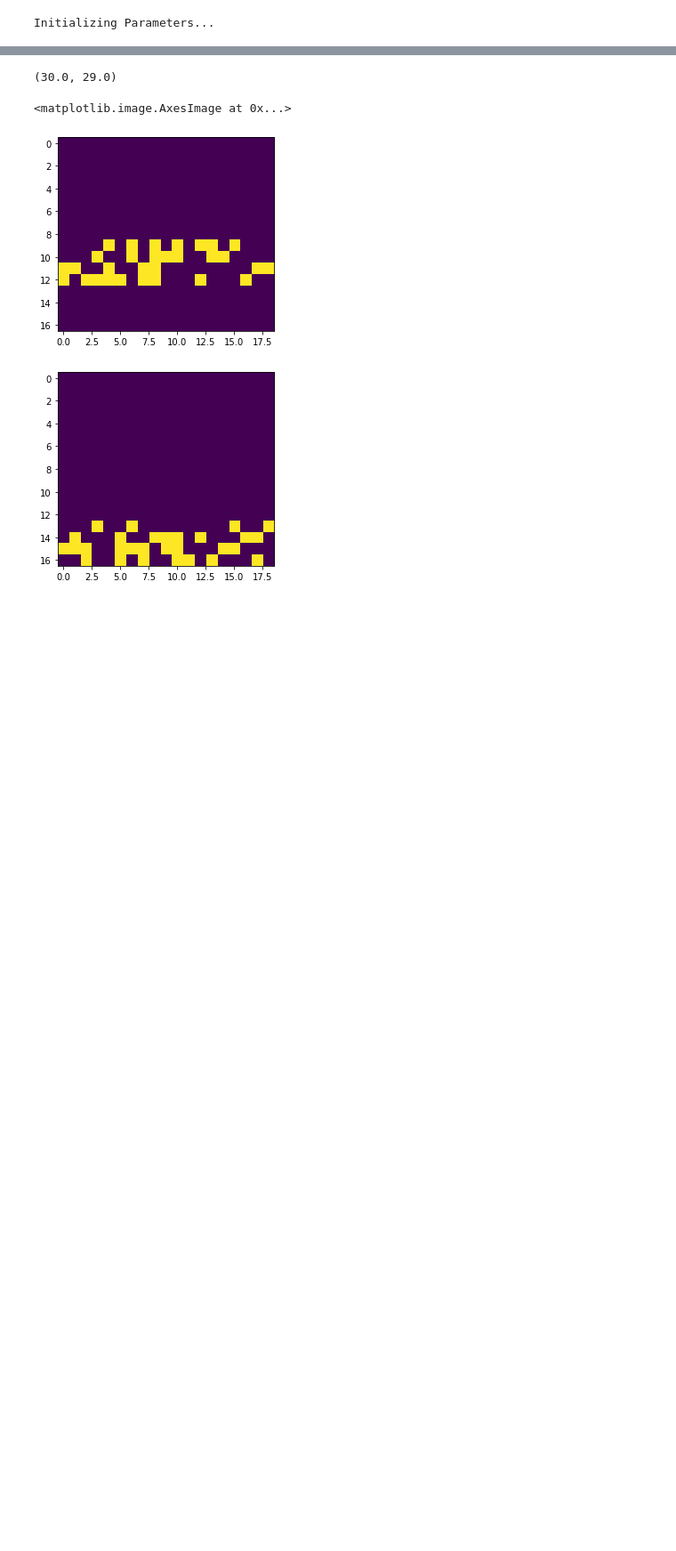
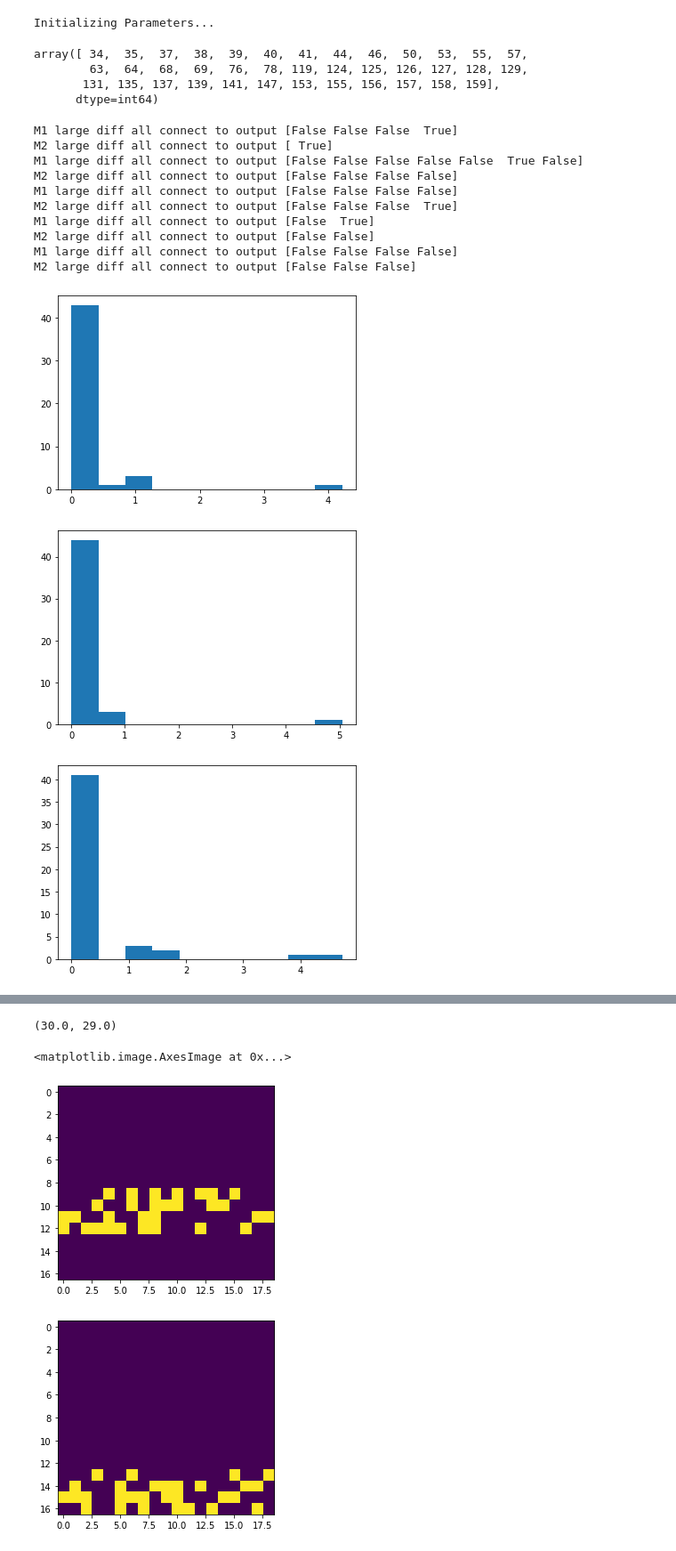
Before and after one commit to xuanyuw/TD-modulation-model, a Jupyter notebook: investigate_out_weight.ipynb, the cells around one changed output, grey strips where cells are left out. Shown at 89% size. Saved outputs shown, nothing was run; the diff lists cells and outputs as text; code cells hidden in the pictures; blank space fills up the shorter version.

```diff
--- a/investigate_out_weight.ipynb
+++ b/investigate_out_weight.ipynb
@@ -13,3 +13,59 @@ Initializing Parameters...
 f_dir = "gamma_inout_reinit_model"
 rep = 0
 lr = 0.02
+# %%
+
+with open(os.path.join(f_dir, "init_weight_%d_lr%f.pth" % (rep, lr)), "rb") as f:
+        all_weights = np.load(f, allow_pickle=True)
+all_weights = all_weights.item()
+out_mask = all_weights['out_mask_init']
+np.where(np.sum(out_mask, axis=1))[0]
+# %% [output]
+array([ 34,  35,  37,  38,  39,  40,  41,  44,  46,  50,  53,  55,  57,
+        63,  64,  68,  69,  76,  78, 119, 124, 125, 126, 127, 128, 129,
+       131, 135, 137, 139, 141, 147, 153, 155, 156, 157, 158, 159],
+      dtype=int64)
+# %%
+for rep in range(5):
+    test_output = tables.open_file(
+        os.path.join(f_dir, "test_output_lr%f_rep%d.h5" % (lr, rep)), mode="r"
+    )
+    test_table = test_output.root
+    h = test_table['h_iter0'][:]
+    y = test_table['y_hist_iter0'][:]
+    choice = np.argmax(y, 2)[-1, :].astype(bool)
+    m_idx = get_module_idx()
+    m1_targExc_idx = np.arange(m_idx[1][0], m_idx[1][1])
+    m2_targExc_idx = np.arange(m_idx[3][0], m_idx[3][1])
+    m1_h = h[:, :, m1_targExc_idx]
+    m2_h = h[:, :, m2_targExc_idx]
+    m2_act_diff = abs(np.mean(m2_h[45:, ~choice, :], axis=(0, 1)) - np.mean(m2_h[45:, choice, :], axis=(0, 1)))
+    m1_act_diff = abs(np.mean(m1_h[45:, ~choice, :], axis=(0, 1)) - np.mean(m1_h[45:, choice, :], axis=(0, 1)))
+    plt.figure()
+    plt.hist(m1_act_diff)
+    plt.figure()
+    plt.hist(m2_act_diff)
+
+    with open(os.path.join(f_dir, "init_weight_%d_lr%f.pth" % (rep, lr)), "rb") as f:
+            all_weights = np.load(f, allow_pickle=True)
+    all_weights = all_weights.item()
+    out_mask = all_weights['out_mask_init']
+    out_conn = np.where(np.sum(out_mask, axis=1))[0]
+    m1_conn2out = np.isin(np.where(m1_act_diff>1)[0], out_conn)
+    m2_conn2out = np.isin(np.where(m2_act_diff>1)[0], out_conn)
+    print('M1 large diff all connect to output ' + str(m1_conn2out))
+    print('M2 large diff all connect to output ' + str(m2_conn2out))
+# %% [output]
+M1 large diff all connect to output [False False False  True]
+M2 large diff all connect to output [ True]
+M1 large diff all connect to output [False False False False False  True False]
+M2 large diff all connect to output [False False False False]
+M1 large diff all connect to output [False False False False]
+M2 large diff all connect to output [False False False  True]
+M1 large diff all connect to output [False  True]
+M2 large diff all connect to output [False False]
+M1 large diff all connect to output [False False False False]
+M2 large diff all connect to output [False False False]
+[figure, added]
+[figure, added]
+[figure, added]
```
Also changed, not shown: parts of 1 cell of this notebook, 3 other files.
